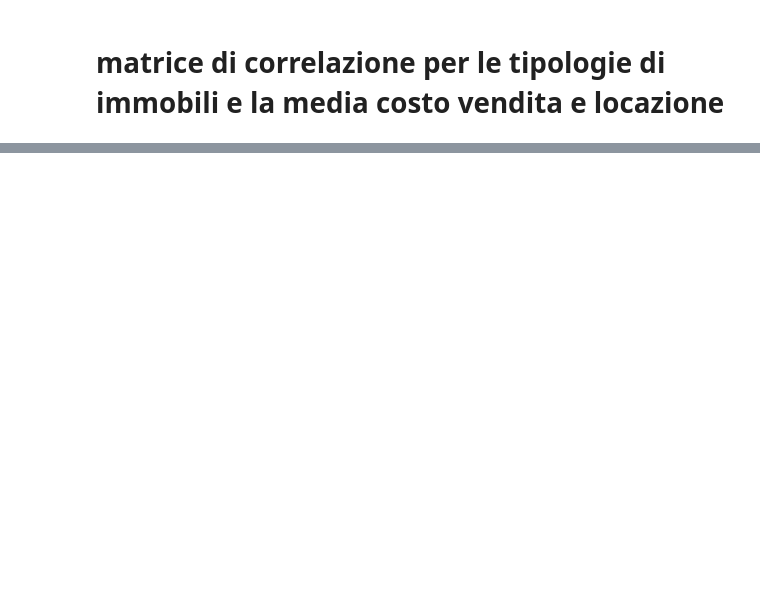
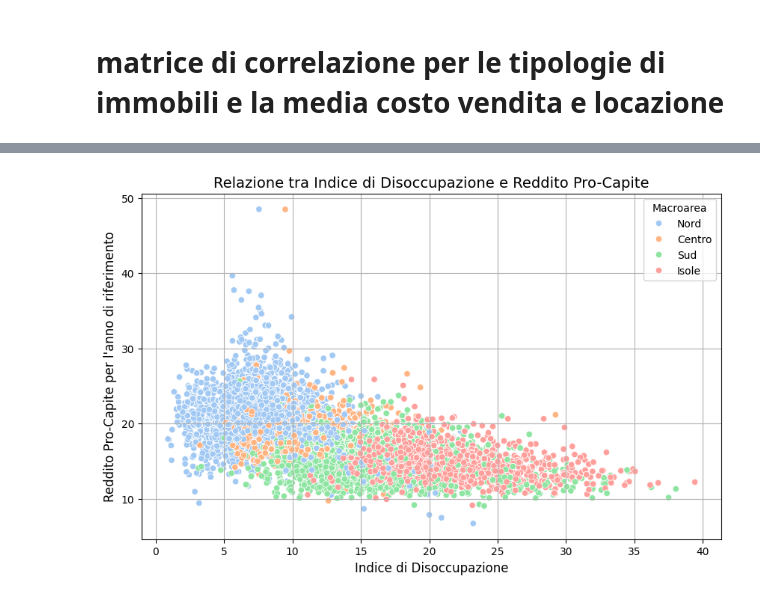
Before and after one commit to leonardoguida/real_estate_predictive_model, a Jupyter notebook: prova.ipynb, the cells around one changed output, grey strips where cells are left out. Drawn from its saved outputs; the diff is of its cells as text; code cells hidden in the pictures; blank space fills up the shorter version.

```diff
--- a/prova.ipynb
+++ b/prova.ipynb
@@ -97,0 +192,12 @@ plt.show()
+# %%
+plt.figure(figsize=(10, 6))
+sns.scatterplot(x="Indice disoccupazione", y="Reddito Pro-Capite per l'anno di riferimento", hue="Macroarea", data=df, palette="pastel")
+
+plt.title("Relazione tra Indice di Disoccupazione e Reddito Pro-Capite", fontsize=14)
+plt.xlabel("Indice di Disoccupazione", fontsize=12)
+plt.ylabel("Reddito Pro-Capite per l'anno di riferimento", fontsize=12)
+plt.legend(title="Macroarea")
+plt.grid(True)
+plt.show()
+# %% [output]
+[figure, added]
```
Also changed, not shown: parts of 12 cells of this notebook, 1 other file.
